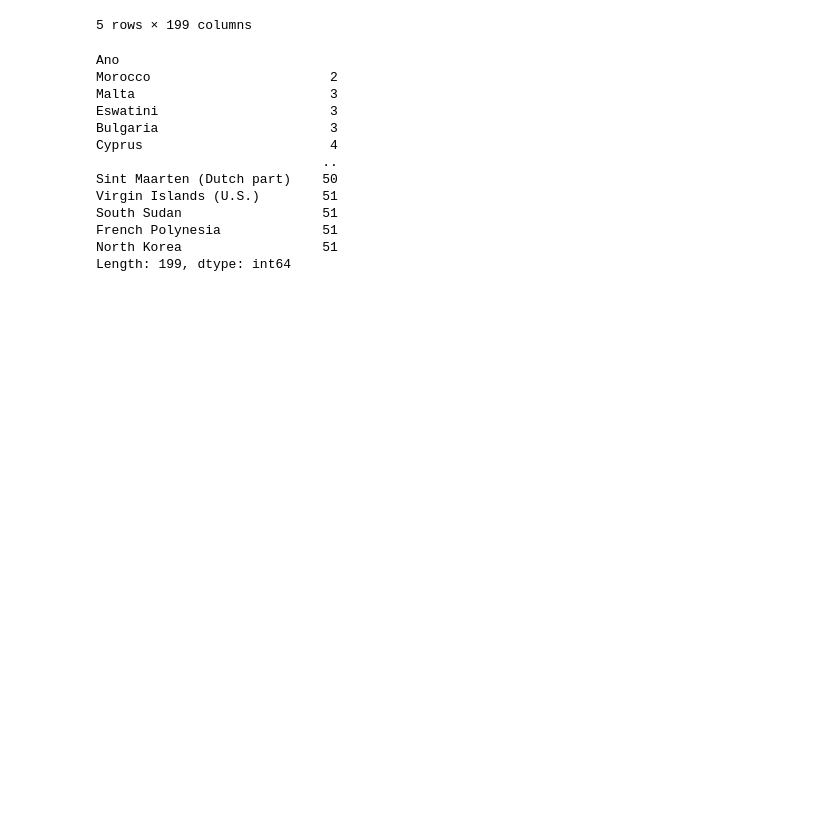
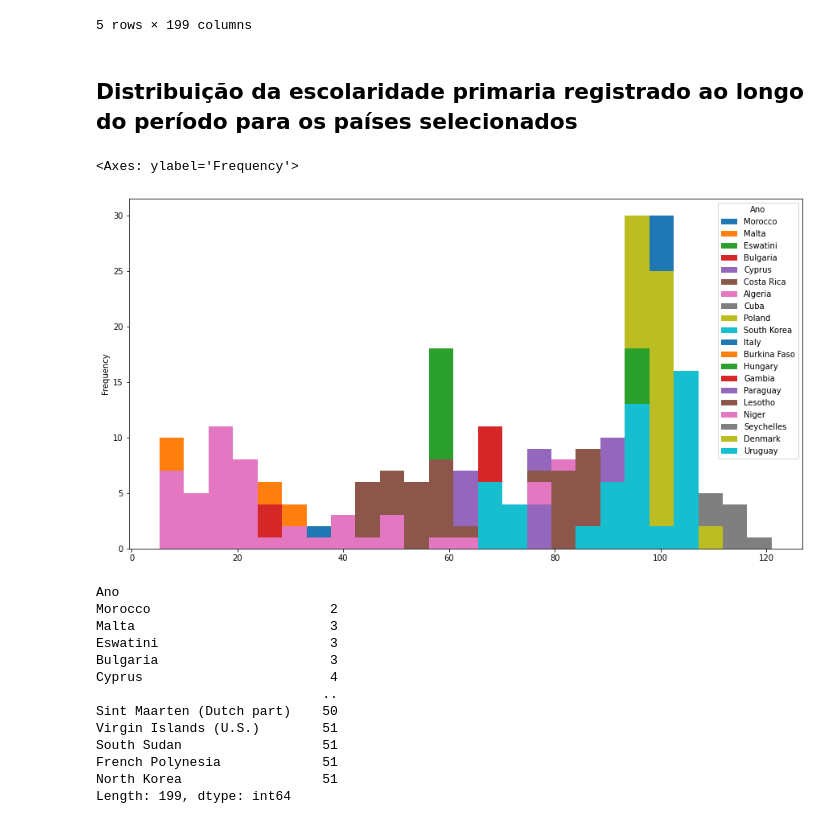
Before and after one commit to MillenRodrigues/Atividade-T4, a Jupyter notebook: Atividade_T4.ipynb, the cells around one changed output. Cells and saved outputs as stored; diff of their text form; code cells hidden in the pictures; blank space fills up the shorter version.

```diff
--- a/Atividade_T4.ipynb
+++ b/Atividade_T4.ipynb
@@ -66,6 +72,13 @@ display(escola_primaria.head())
 | 1972 | NaN | NaN | NaN | NaN | NaN | NaN | NaN | NaN | ... |
 | 1973 | NaN | 16.7 | NaN | NaN | 39.5 | 75.6 | NaN | NaN | ... |
 5 rows × 199 columns
+# %% [markdown]
+## Distribuição da escolaridade primaria registrado ao longo do período para os países selecionados
+# %%
+escola_primaria.plot.hist(bins=25)
+# %% [output]
+<Axes: ylabel='Frequency'>
+[figure, added]
 # %%
 # conta os nulos por país e ordena
 escola_nulos = escola_primaria.isna().sum().sort_values()
```
Also changed, not shown: parts of 10 cells of this notebook.
